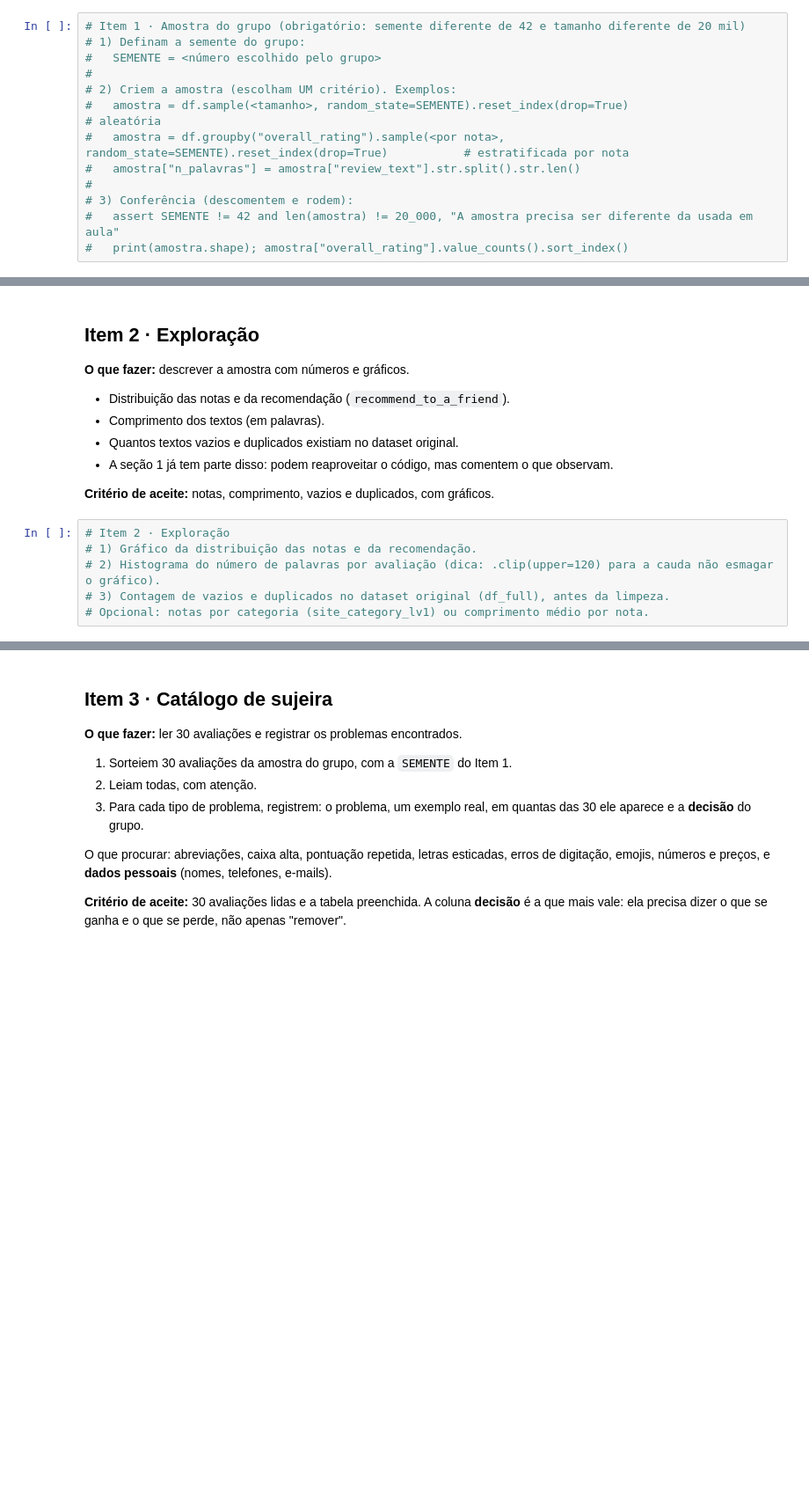
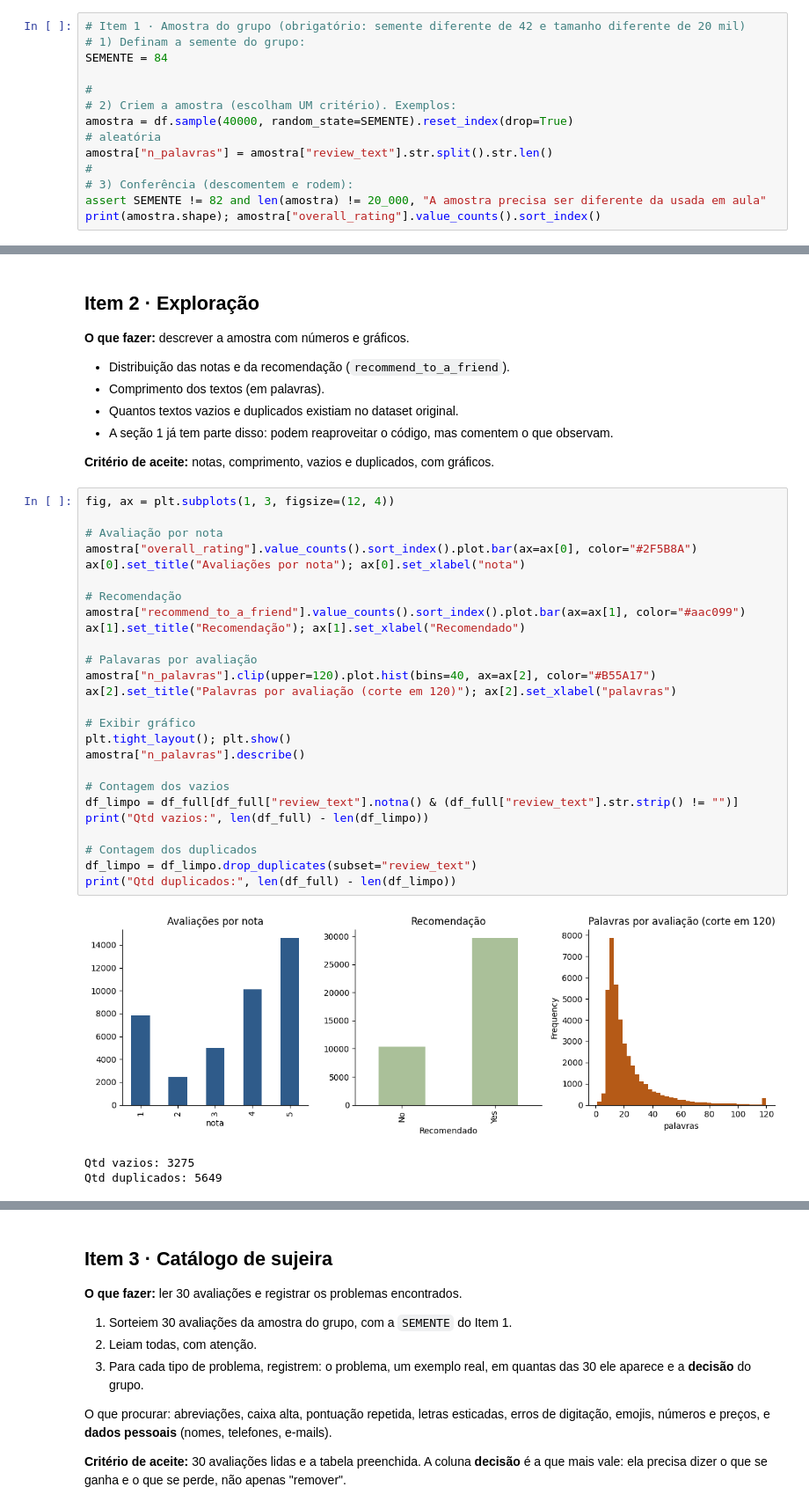
Before and after one commit to igorcsdalmeida-dev/mineracao-textos-2026, a Jupyter notebook: notebooks/01_do_texto_ao_vetor.ipynb, the cells around one changed output, grey strips where cells are left out. Shown at 88% size. Saved outputs shown, nothing was run; the diff lists cells and outputs as text; blank space fills up the shorter version.

```diff
--- a/notebooks/01_do_texto_ao_vetor.ipynb
+++ b/notebooks/01_do_texto_ao_vetor.ipynb
@@ -743,13 +755,13 @@ Todos os itens seguintes (2 a 7) usam esta amostra: a variável `amostra` é sub
 # %%
 # Item 1 · Amostra do grupo (obrigatório: semente diferente de 42 e tamanho diferente de 20 mil)
 # 1) Definam a semente do grupo:
-#   SEMENTE = <número escolhido pelo grupo>
+SEMENTE = 84
+
 #
 # 2) Criem a amostra (escolham UM critério). Exemplos:
-#   amostra = df.sample(<tamanho>, random_state=SEMENTE).reset_index(drop=True)                                      # aleatória
-#   amostra = df.groupby("overall_rating").sample(<por nota>, random_state=SEMENTE).reset_index(drop=True)           # estratificada por nota
-#   amostra["n_palavras"] = amostra["review_text"].str.split().str.len()
+amostra = df.sample(40000, random_state=SEMENTE).reset_index(drop=True)                                      # aleatória
+amostra["n_palavras"] = amostra["review_text"].str.split().str.len()
 #
 # 3) Conferência (descomentem e rodem):
-#   assert SEMENTE != 42 and len(amostra) != 20_000, "A amostra precisa ser diferente da usada em aula"
-#   print(amostra.shape); amostra["overall_rating"].value_counts().sort_index()
+assert SEMENTE != 82 and len(amostra) != 20_000, "A amostra precisa ser diferente da usada em aula"
+print(amostra.shape); amostra["overall_rating"].value_counts().sort_index()
@@ -768,12 +793,36 @@ _Escrevam aqui._
 - A seção 1 já tem parte disso: podem reaproveitar o código, mas comentem o que observam.
 
 **Critério de aceite:** notas, comprimento, vazios e duplicados, com gráficos.
-# %%
-# Item 2 · Exploração
-# 1) Gráfico da distribuição das notas e da recomendação.
-# 2) Histograma do número de palavras por avaliação (dica: .clip(upper=120) para a cauda não esmagar o gráfico).
-# 3) Contagem de vazios e duplicados no dataset original (df_full), antes da limpeza.
-# Opcional: notas por categoria (site_category_lv1) ou comprimento médio por nota.
+# %%
+fig, ax = plt.subplots(1, 3, figsize=(12, 4))
+
+# Avaliação por nota
+amostra["overall_rating"].value_counts().sort_index().plot.bar(ax=ax[0], color="#2F5B8A")
+ax[0].set_title("Avaliações por nota"); ax[0].set_xlabel("nota")
+
+# Recomendação
+amostra["recommend_to_a_friend"].value_counts().sort_index().plot.bar(ax=ax[1], color="#aac099")
+ax[1].set_title("Recomendação"); ax[1].set_xlabel("Recomendado")
+
+# Palavaras por avaliação
+amostra["n_palavras"].clip(upper=120).plot.hist(bins=40, ax=ax[2], color="#B55A17")
+ax[2].set_title("Palavras por avaliação (corte em 120)"); ax[2].set_xlabel("palavras")
+
+# Exibir gráfico
+plt.tight_layout(); plt.show()
+amostra["n_palavras"].describe()
+
+# Contagem dos vazios
+df_limpo = df_full[df_full["review_text"].notna() & (df_full["review_text"].str.strip() != "")]
+print("Qtd vazios:", len(df_full) - len(df_limpo))
+
+# Contagem dos duplicados
+df_limpo = df_limpo.drop_duplicates(subset="review_text")
+print("Qtd duplicados:", len(df_full) - len(df_limpo))
+# %% [output]
+[figure, added]
+Qtd vazios: 3275
+Qtd duplicados: 5649
 # %% [markdown]
 **Resposta do grupo (Item 2):** o que os números mostram? As notas estão equilibradas? As avaliações são curtas ou longas? Isso muda alguma decisão daqui para a frente?
 
```
Also changed, not shown: parts of 16 cells of this notebook.
